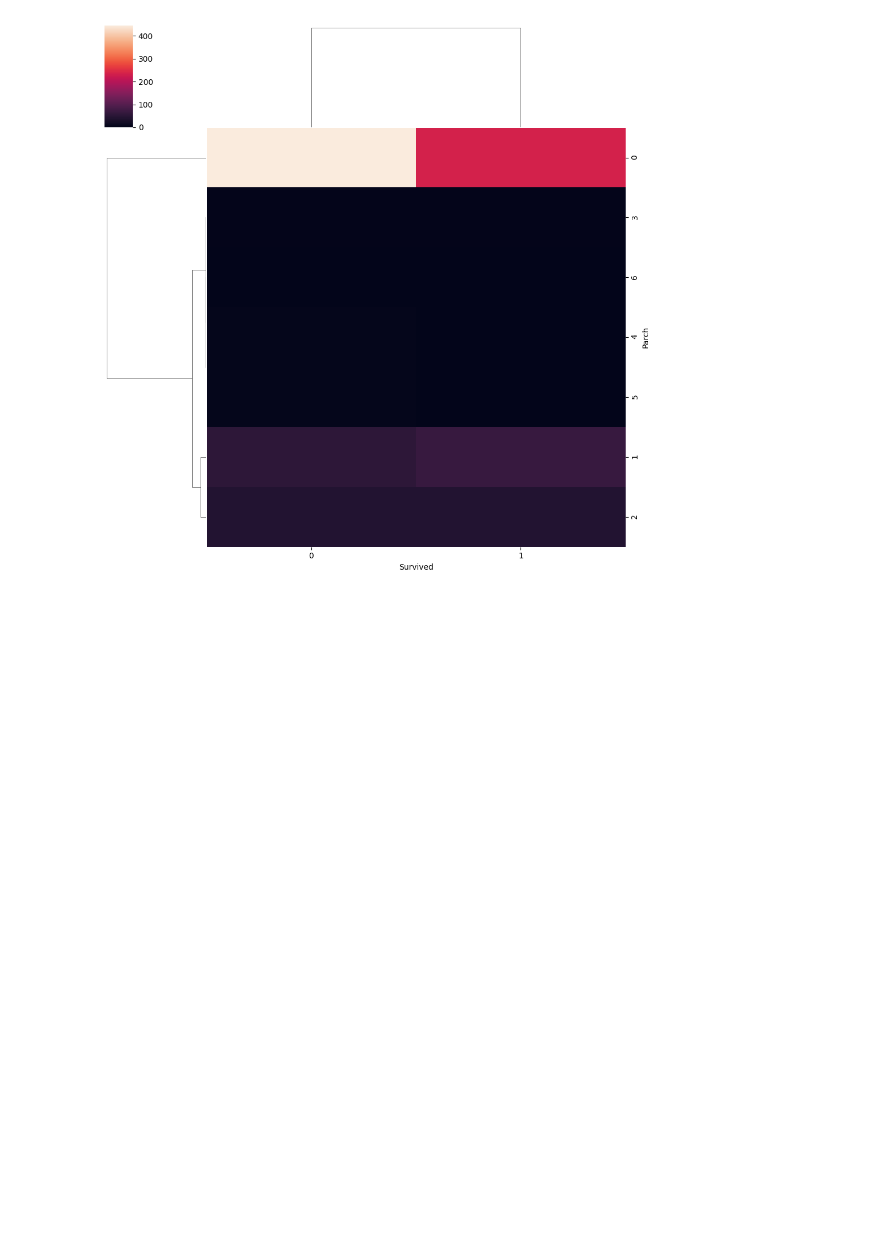
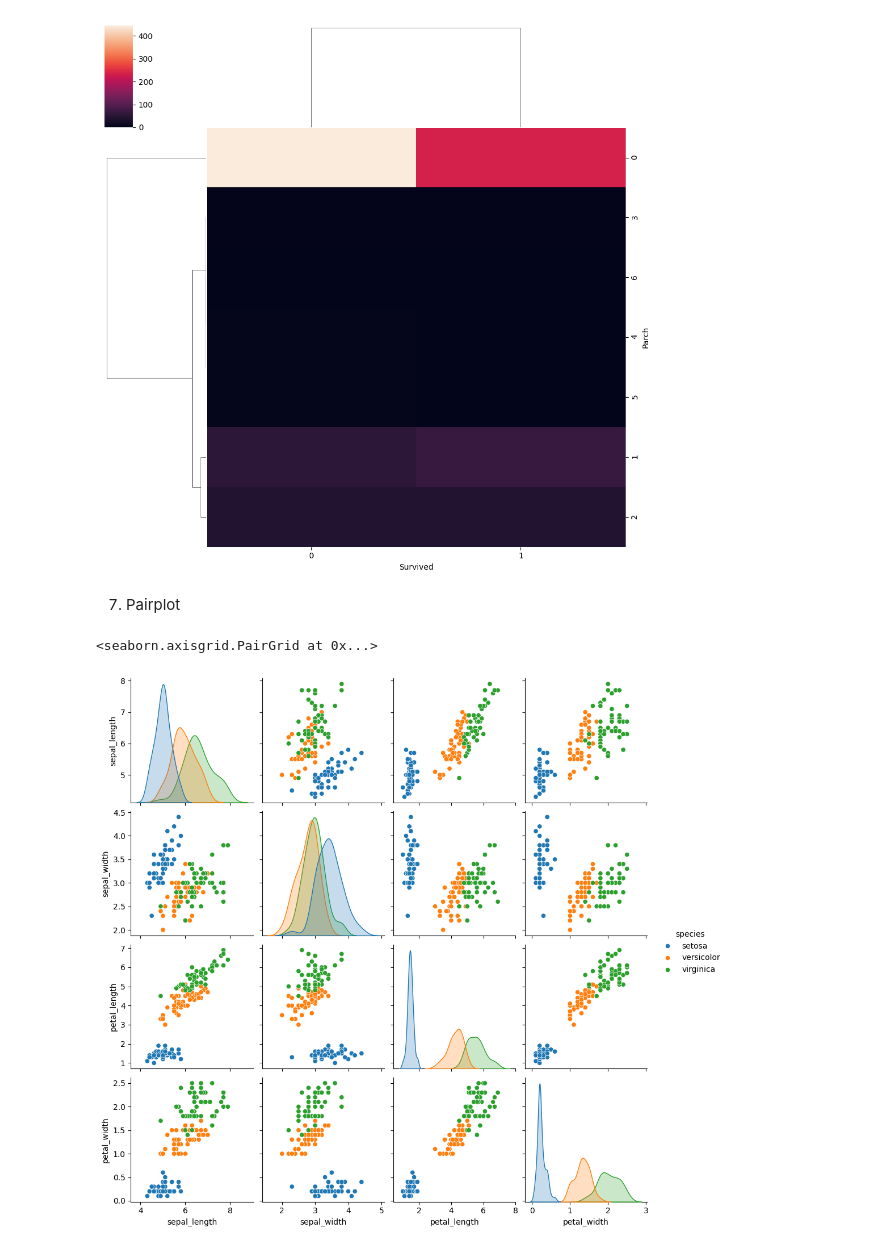
Before and after one commit to somaananta/learn_AI_with_som, a Jupyter notebook: ML_day21.ipynb, the cells around one changed output. Saved outputs shown, nothing was run; the diff lists cells and outputs as text; code cells hidden in the pictures; blank space fills up the shorter version.

```diff
--- a/ML_day21.ipynb
+++ b/ML_day21.ipynb
@@ -143,3 +143,10 @@ sns.clustermap(pd.crosstab(titanic['Parch'],titanic['Survived']))
 # %% [output]
 <seaborn.matrix.ClusterGrid at 0x...>
 [figure]
+# %% [markdown]
+7. Pairplot
+# %%
+sns.pairplot(iris,hue='species')
+# %% [output]
+<seaborn.axisgrid.PairGrid at 0x...>
+[figure, added]
```
Also changed, not shown: parts of 7 cells of this notebook.
